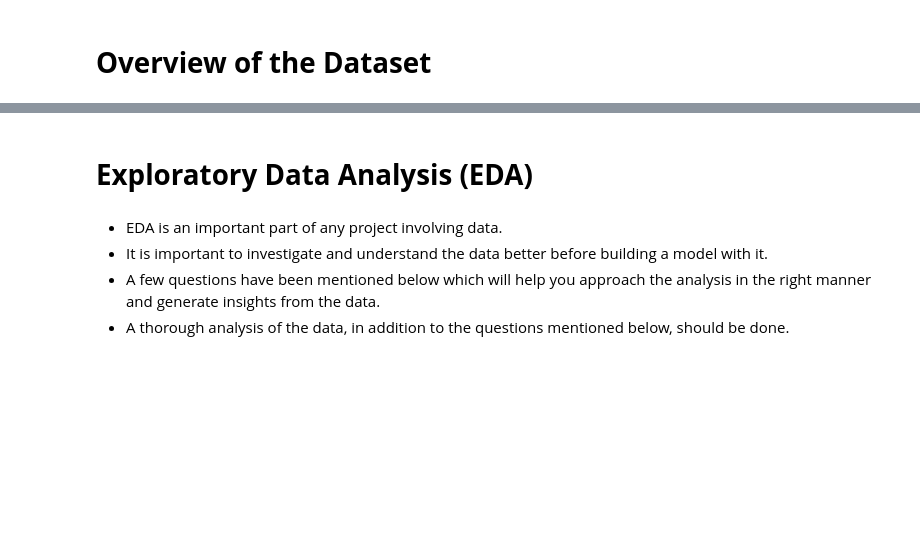
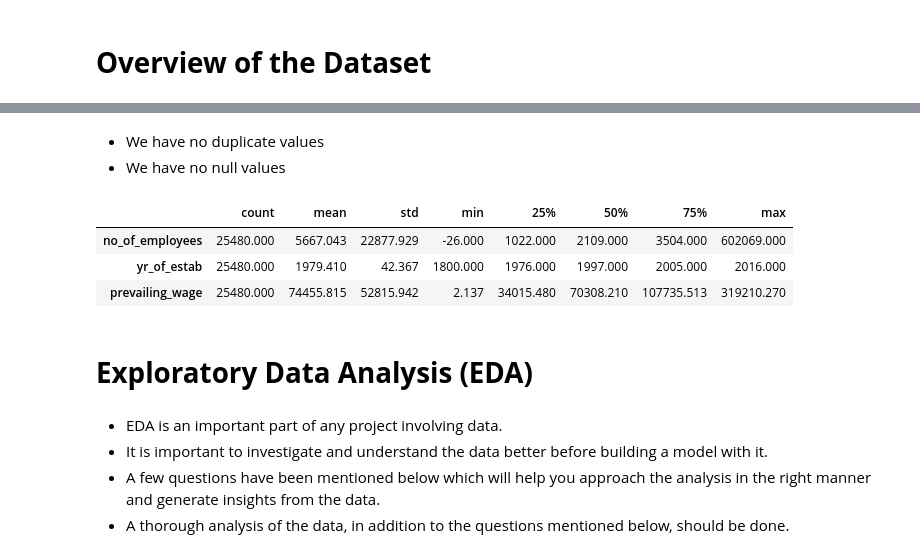
Before and after one commit to uday-d4/UTAI_AdvancedMachineLearningProject, a Jupyter notebook: Project_Full_Code_Notebook_EasyVisa (1).ipynb, the cells around one changed output, grey strips where cells are left out. Cells and saved outputs as stored; diff of their text form; code cells hidden in the pictures; blank space fills up the shorter version.

```diff
--- a/Project_Full_Code_Notebook_EasyVisa (1).ipynb
+++ b/Project_Full_Code_Notebook_EasyVisa (1).ipynb
@@ -130,3 +209,16 @@ visa.shape
+# %% [markdown]
+
+
+*   We have no duplicate values
+*   We have no null values
+# %%
+# let's view the statistical summary of the numerical columns in the data
+df.describe().T
+# %% [output]
+|  | count | mean | std | min | 25% | 50% | 75% | max |
+| no_of_employees | 25480.000 | 5667.043 | 22877.929 | -26.000 | 1022.000 | 2109.000 | 3504.000 | 602069.000 |
+| yr_of_estab | 25480.000 | 1979.410 | 42.367 | 1800.000 | 1976.000 | 1997.000 | 2005.000 | 2016.000 |
+| prevailing_wage | 25480.000 | 74455.815 | 52815.942 | 2.137 | 34015.480 | 70308.210 | 107735.513 | 319210.270 |
 # %% [markdown]
 # <a name='link2'>**Exploratory Data Analysis (EDA)**</a>
 # %% [markdown]
```
Also changed, not shown: parts of 14 cells of this notebook.
